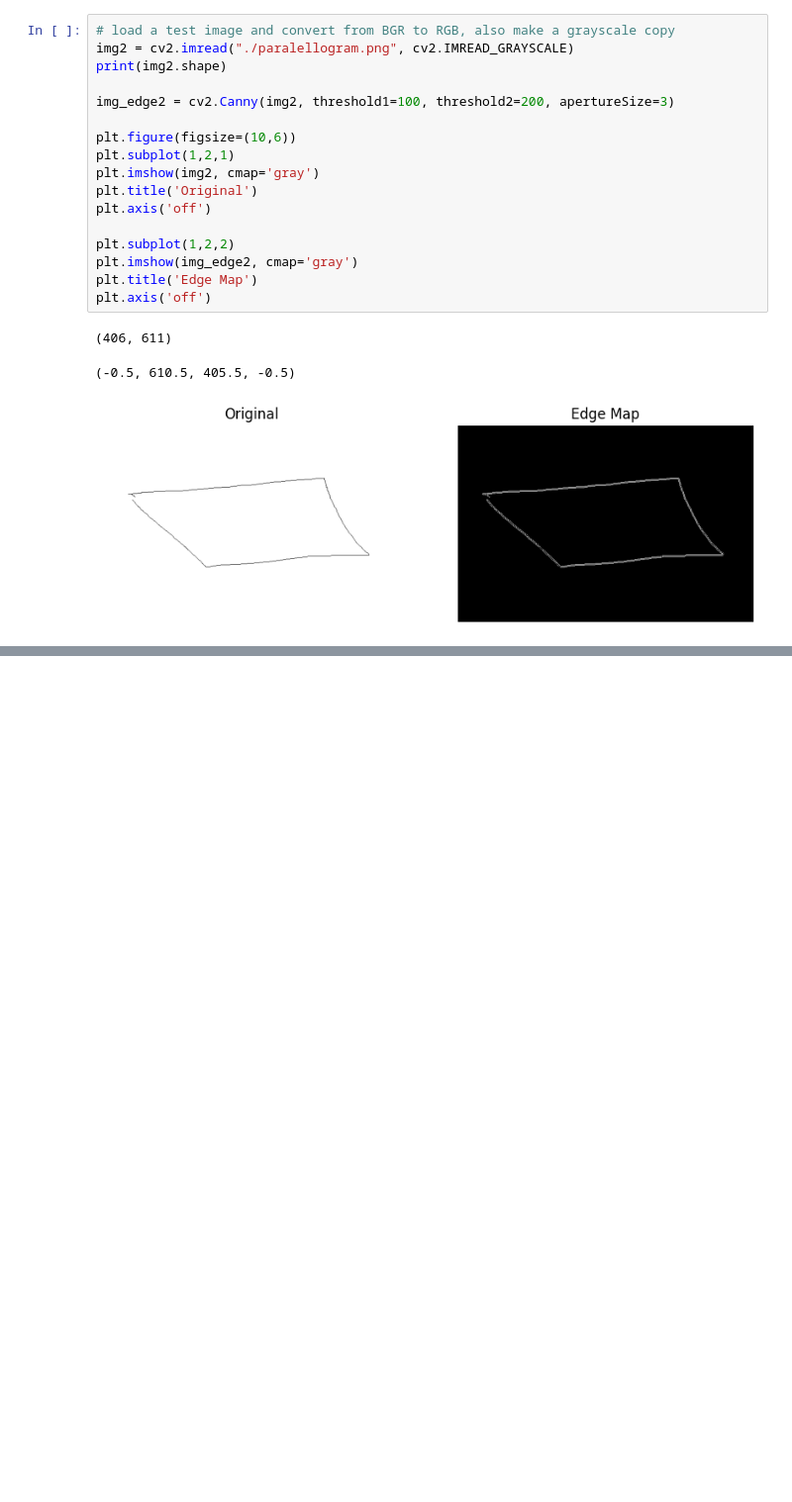
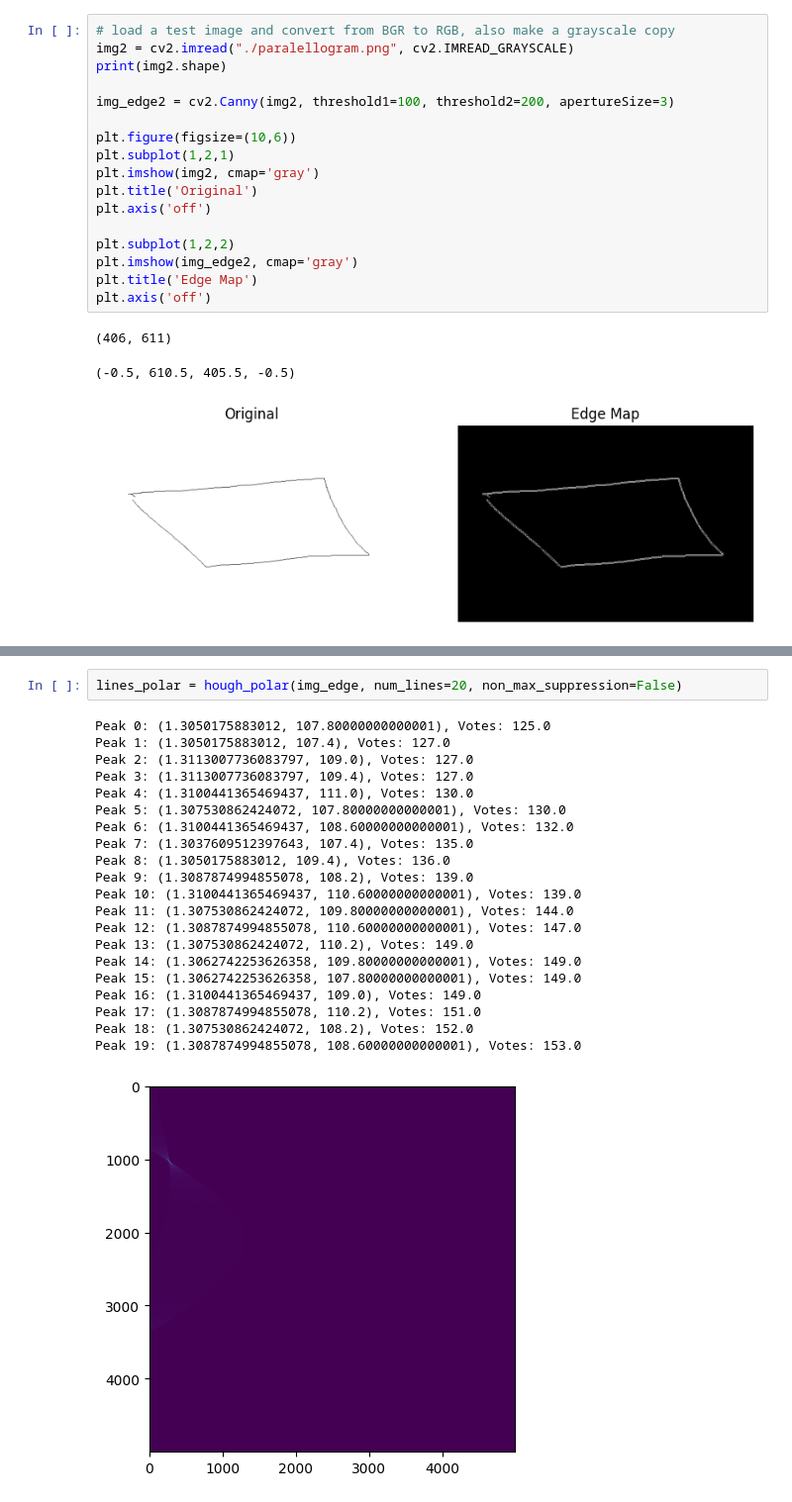
Before and after one commit to tsultan16/Computer_Vision, a Jupyter notebook: feature_detection/line_detection.ipynb, the cells around one changed output, grey strips where cells are left out. Shown at 99% size. Cells and saved outputs as stored; diff of their text form; blank space fills up the shorter version.

```diff
--- a/feature_detection/line_detection.ipynb
+++ b/feature_detection/line_detection.ipynb
@@ -231,0 +327,24 @@ plt.show()
+# %%
+lines_polar = hough_polar(img_edge, num_lines=20, non_max_suppression=False)
+# %% [output]
+Peak 0: (1.3050175883012, 107.80000000000001), Votes: 125.0
+Peak 1: (1.3050175883012, 107.4), Votes: 127.0
+Peak 2: (1.3113007736083797, 109.0), Votes: 127.0
+Peak 3: (1.3113007736083797, 109.4), Votes: 127.0
+Peak 4: (1.3100441365469437, 111.0), Votes: 130.0
+Peak 5: (1.307530862424072, 107.80000000000001), Votes: 130.0
+Peak 6: (1.3100441365469437, 108.60000000000001), Votes: 132.0
+Peak 7: (1.3037609512397643, 107.4), Votes: 135.0
+Peak 8: (1.3050175883012, 109.4), Votes: 136.0
+Peak 9: (1.3087874994855078, 108.2), Votes: 139.0
+Peak 10: (1.3100441365469437, 110.60000000000001), Votes: 139.0
+Peak 11: (1.307530862424072, 109.80000000000001), Votes: 144.0
+Peak 12: (1.3087874994855078, 110.60000000000001), Votes: 147.0
+Peak 13: (1.307530862424072, 110.2), Votes: 149.0
+Peak 14: (1.3062742253626358, 109.80000000000001), Votes: 149.0
+Peak 15: (1.3062742253626358, 107.80000000000001), Votes: 149.0
+Peak 16: (1.3100441365469437, 109.0), Votes: 149.0
+Peak 17: (1.3087874994855078, 110.2), Votes: 151.0
+Peak 18: (1.307530862424072, 108.2), Votes: 152.0
+Peak 19: (1.3087874994855078, 108.60000000000001), Votes: 153.0
+[figure, added]
```
Also changed, not shown: parts of 13 cells of this notebook.
